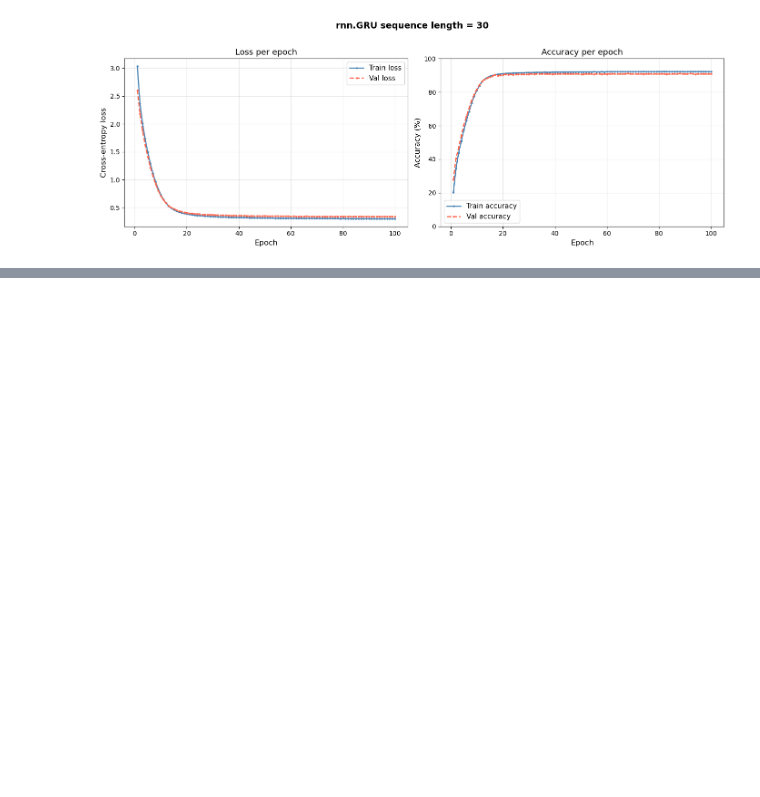
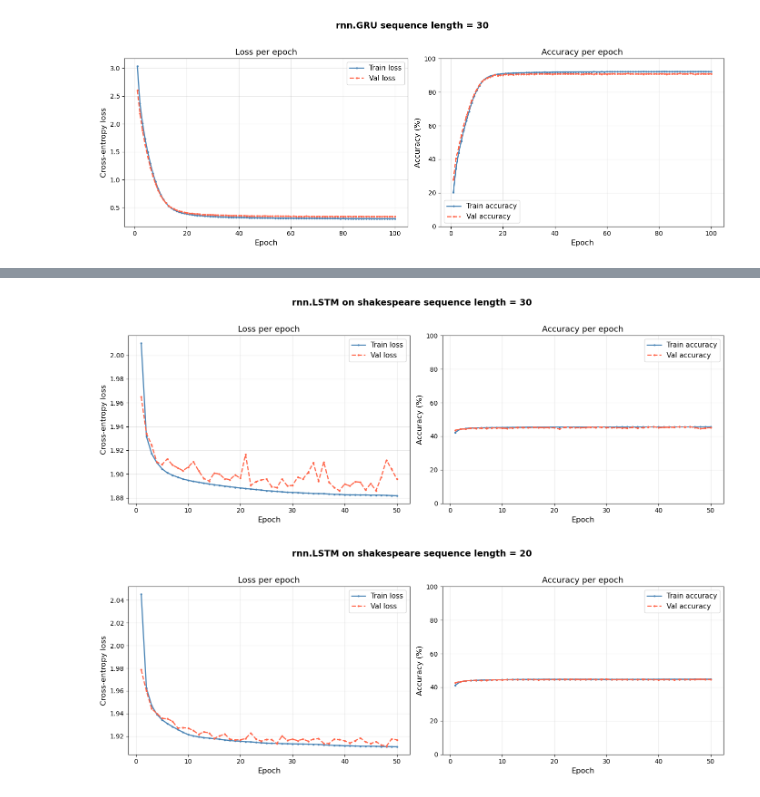
Before and after one commit to runo313/Deep-Learning, a Jupyter notebook: RNNs/RNN.ipynb, the cells around one changed output, grey strips where cells are left out. Saved outputs shown, nothing was run; the diff lists cells and outputs as text; code cells hidden in the pictures; blank space fills up the shorter version.

Commit message:
trained LSTM and GRU on shakespeare dataset

```diff
--- a/RNNs/RNN.ipynb
+++ b/RNNs/RNN.ipynb
@@ -699,0 +563,5 @@ LSTM(
+# %%
+X_train, X_test, y_train, y_test = create_input_output_seq(shakespeare_encoded_text, 20)
+lstm_model_2a_20seq= LSTM(eta=0.001,n_iter=50,batch_size=128,random_state=42,embed_size=64,vocab_size=65,hidden_size=128)
+print(lstm_model_2a_20seq)
+lstm_model_2a_20seq.fit(X_train, y_train, X_test, y_test)
@@ -787,0 +687,21 @@ plot_curves(lstm_model_2b, title='rnn.LSTM on shakespeare sequence length = 30')
+# %%
+X_train, X_test, y_train, y_test = create_input_output_seq(shakespeare_encoded_text, 30)
+lstm_model_2b= LSTM(eta=0.001,n_iter=50,batch_size=128,random_state=42,embed_size=64,vocab_size=65,hidden_size=128)
+print(lstm_model_2b)
+lstm_model_2b.fit(X_train, y_train, X_test, y_test)
+
+total, trainable = count_parameters(lstm_model_2b)
+print(f"Total parameters    : {total:,}")
+print(f"Trainable parameters: {trainable:,}")
+(f"Model size: {model_size_mb(lstm_model_2b):.3f} MB")
+sample = X_test[:32]
+lstm_inference_ms = measure_inference_time(lstm_model_2b, sample)
+#gru_inference_ms  = measure_inference_time(gru_model,  sample)
+print(f"LSTM inference: {lstm_inference_ms:.2f}ms per batch")
+#print(f"GRU  inference: {gru_inference_ms:.2f}ms per batch")
+# call after training each model
+model_summary("LSTM shakespeare seq_len=30", lstm_model_2b,
+              lstm_model_2b.val_losses_[-1],
+              lstm_model_2b.val_accuracies_[-1],
+              lstm_model_2b.training_time_,
+              lstm_inference_ms)
@@ -787,0 +726,6 @@ plot_curves(lstm_model_2b, title='rnn.LSTM on shakespeare sequence length = 30')
+# %%
+plot_curves(lstm_model_2b, title='rnn.LSTM on shakespeare sequence length = 30')
+plot_curves(lstm_model_2a_20seq, title='rnn.LSTM on shakespeare sequence length = 20')
+# %% [output]
+[figure, added]
+[figure, added]
```
Also changed, not shown: parts of 11 cells of this notebook.
